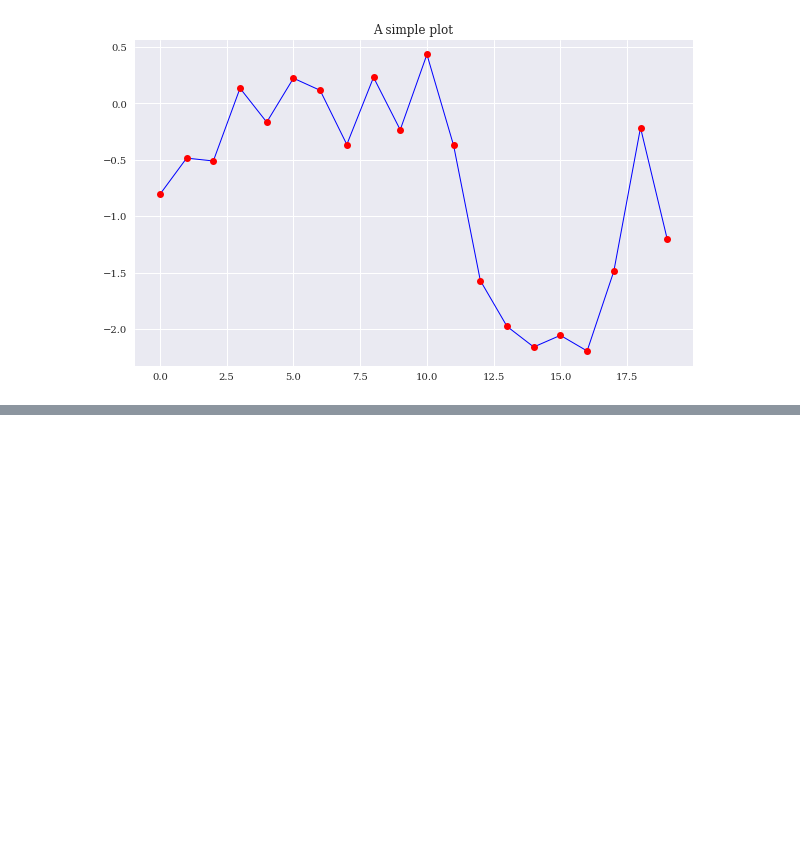
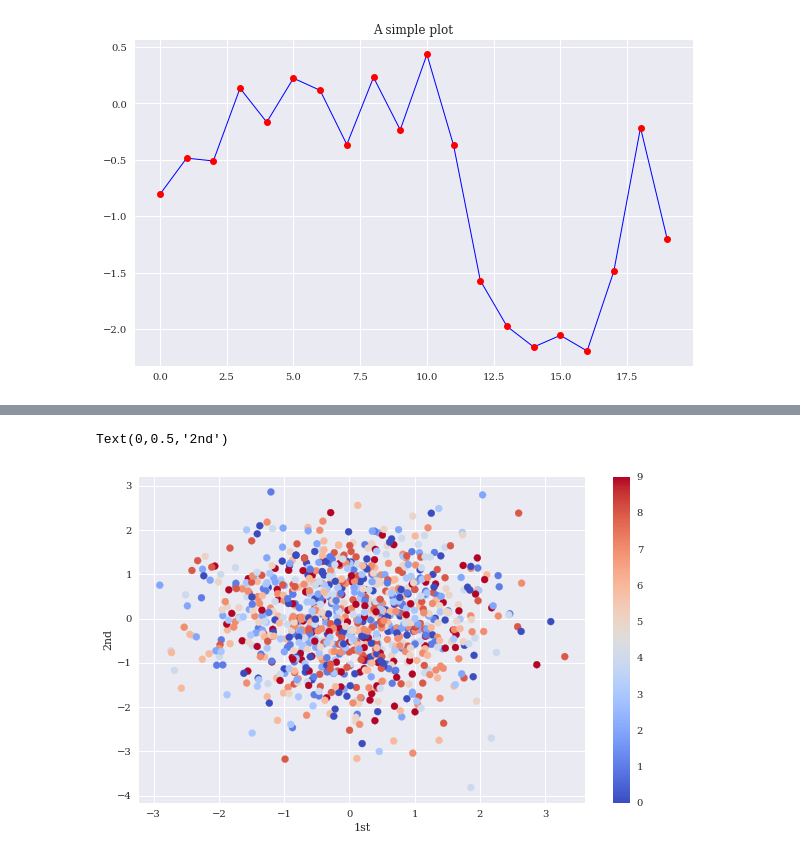
Before and after one commit to aimaketheworldbetter/machine_learning_project, a Jupyter notebook: quantitative_financial_analysis/static2D.ipynb, the cells around one changed output, grey strips where cells are left out. Saved outputs shown, nothing was run; the diff lists cells and outputs as text; code cells hidden in the pictures; blank space fills up the shorter version.

```diff
--- a/quantitative_financial_analysis/static2D.ipynb
+++ b/quantitative_financial_analysis/static2D.ipynb
@@ -38,0 +94,11 @@ Text(0.5,1,'A simple plot')
+# %%
+y = np.random.standard_normal((1000, 2))
+c = np.random.randint(0, 10, len(y))
+plt.figure(figsize=(10,6))
+plt.scatter(y[:,0], y[:,1], c=c, cmap='coolwarm', marker='o')
+plt.colorbar()
+plt.xlabel('1st')
+plt.ylabel('2nd')
+# %% [output]
+Text(0,0.5,'2nd')
+[figure, added]
```
Also changed, not shown: parts of 10 cells of this notebook, 3 other files.
